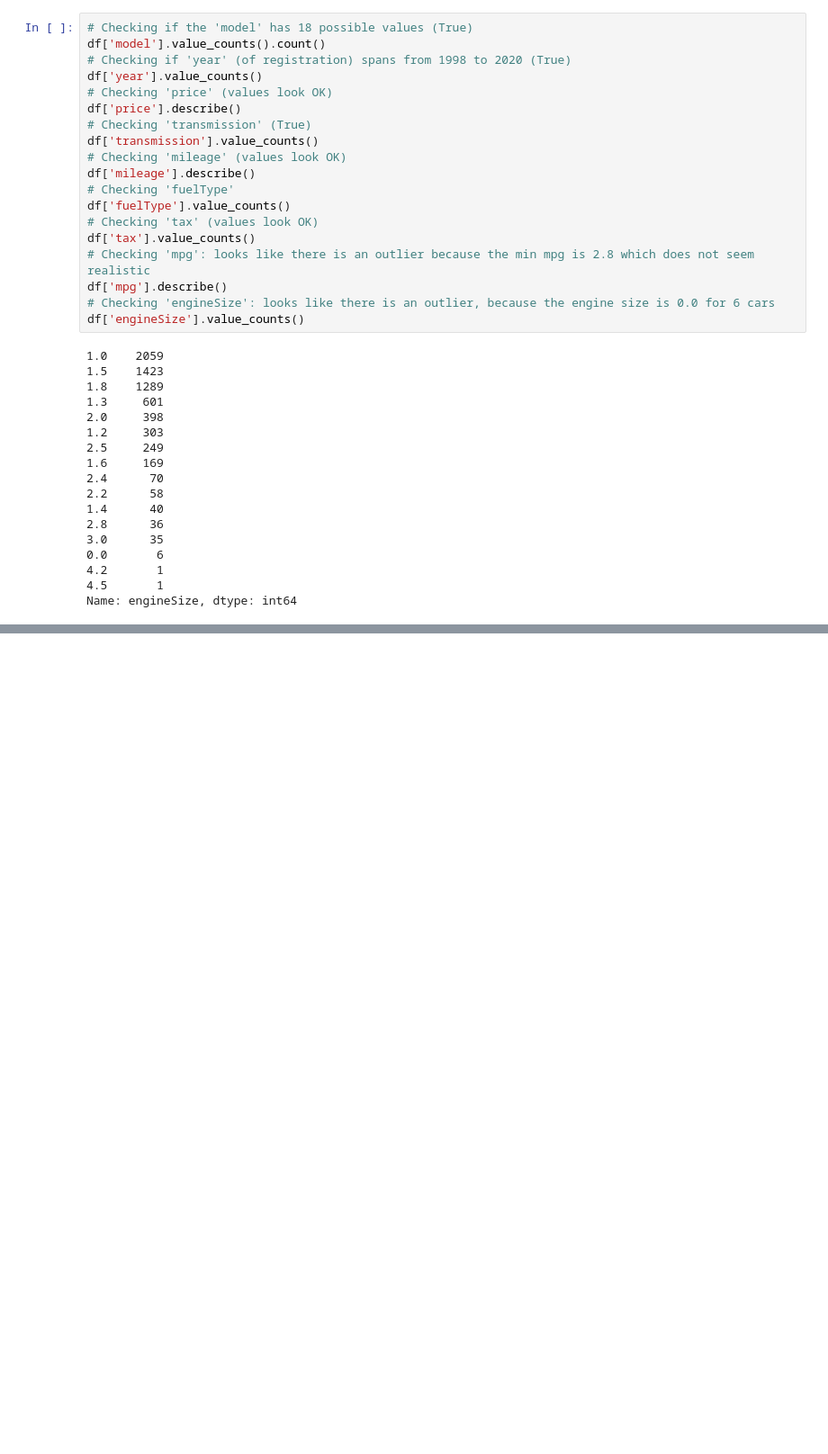
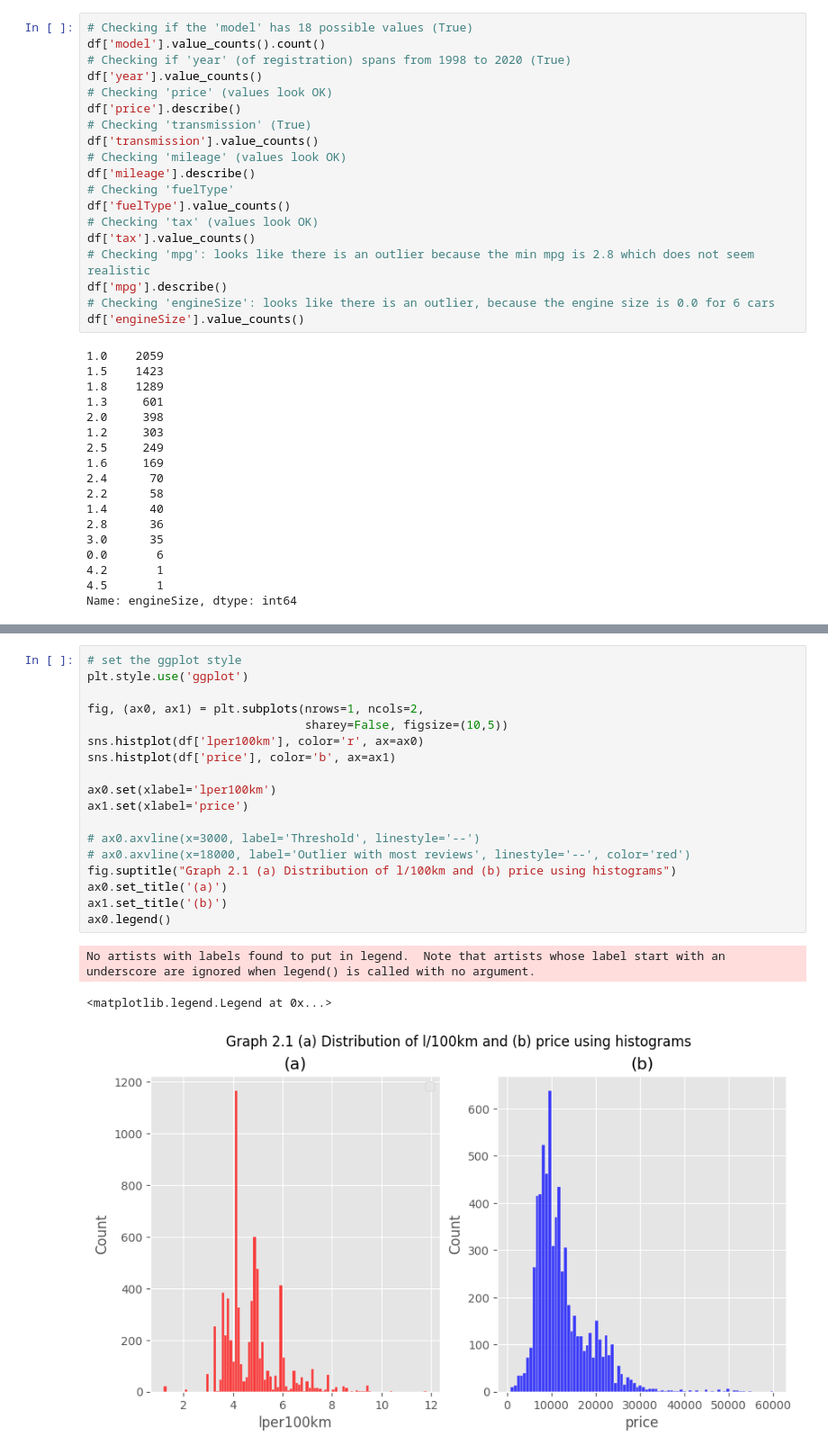
Before and after one commit to Milanomac/data-science-python, a Jupyter notebook: datacamp-projects/11_practical_exam_cars_professional/notebook.ipynb, the cells around one changed output, grey strips where cells are left out. Shown at 90% size. Cells and saved outputs as stored; diff of their text form; blank space fills up the shorter version.

```diff
--- a/datacamp-projects/11_practical_exam_cars_professional/notebook.ipynb
+++ b/datacamp-projects/11_practical_exam_cars_professional/notebook.ipynb
@@ -325,0 +358,22 @@ See the caveats in the documentation: https://pandas.pydata.org/pandas-docs/stab
+# %%
+# set the ggplot style
+plt.style.use('ggplot')
+
+fig, (ax0, ax1) = plt.subplots(nrows=1, ncols=2,
+                               sharey=False, figsize=(10,5))
+sns.histplot(df['lper100km'], color='r', ax=ax0)
+sns.histplot(df['price'], color='b', ax=ax1)
+
+ax0.set(xlabel='lper100km')
+ax1.set(xlabel='price')
+
+# ax0.axvline(x=3000, label='Threshold', linestyle='--')
+# ax0.axvline(x=18000, label='Outlier with most reviews', linestyle='--', color='red')
+fig.suptitle("Graph 2.1 (a) Distribution of l/100km and (b) price using histograms")
+ax0.set_title('(a)')
+ax1.set_title('(b)')
+ax0.legend()
+# %% [output]
+No artists with labels found to put in legend.  Note that artists whose label start with an underscore are ignored when legend() is called with no argument.
+<matplotlib.legend.Legend at 0x...>
+[figure, added]
```
Also changed, not shown: parts of 61 cells of this notebook.
